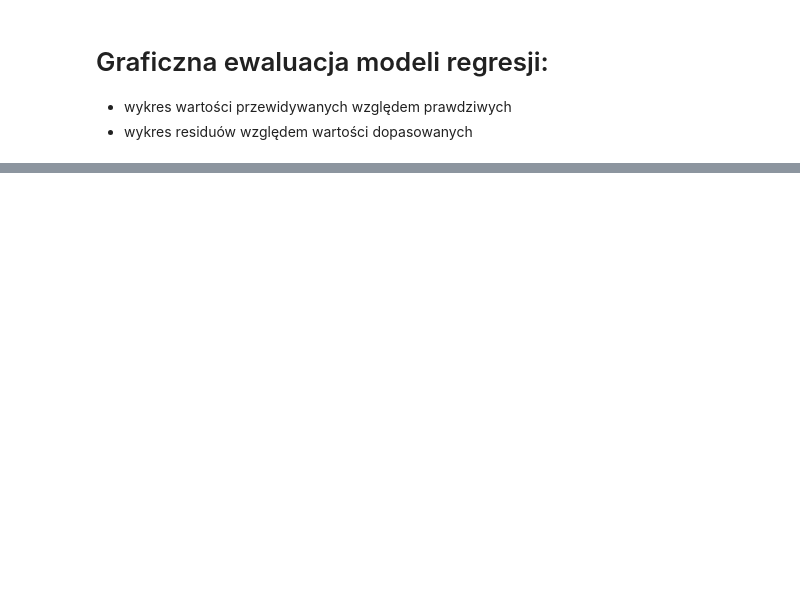
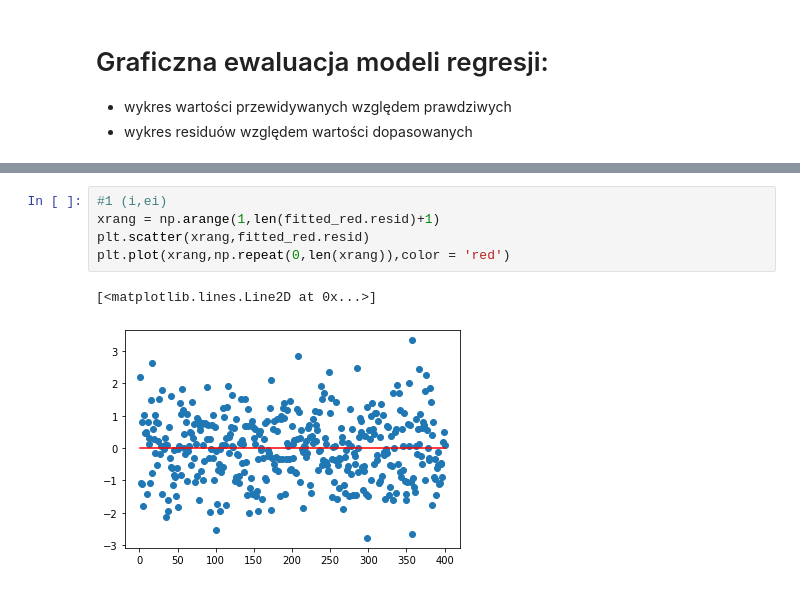
Before and after one commit to mdabrowski-phd/ds250223_regression, a Jupyter notebook: workshops/05_regresja/02_regresja_wielokrotna.ipynb, the cells around one changed output, grey strips where cells are left out. Drawn from its saved outputs; the diff is of its cells as text; blank space fills up the shorter version.

```diff
--- a/workshops/05_regresja/02_regresja_wielokrotna.ipynb
+++ b/workshops/05_regresja/02_regresja_wielokrotna.ipynb
@@ -81,0 +272,8 @@ Oba wykresy powinny układać się wokół zera.
+# %%
+#1 (i,ei)
+xrang = np.arange(1,len(fitted_red.resid)+1)
+plt.scatter(xrang,fitted_red.resid)
+plt.plot(xrang,np.repeat(0,len(xrang)),color = 'red')
+# %% [output]
+[<matplotlib.lines.Line2D at 0x...>]
+[figure, added]
```
Also changed, not shown: parts of 28 cells of this notebook.
